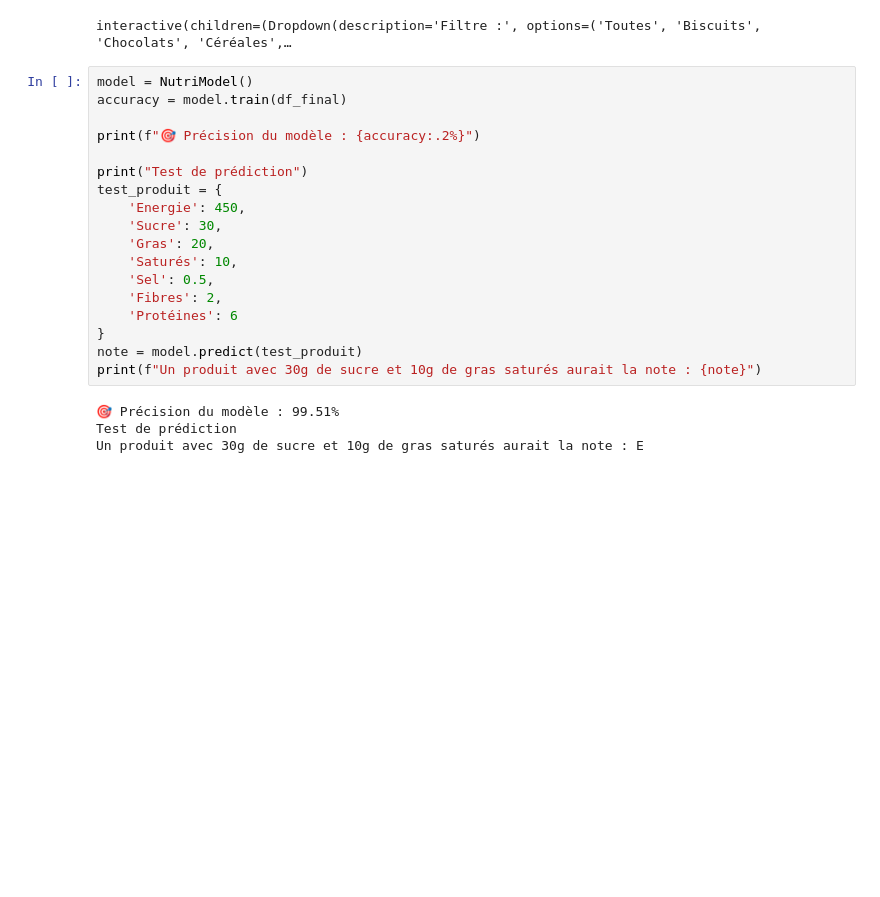
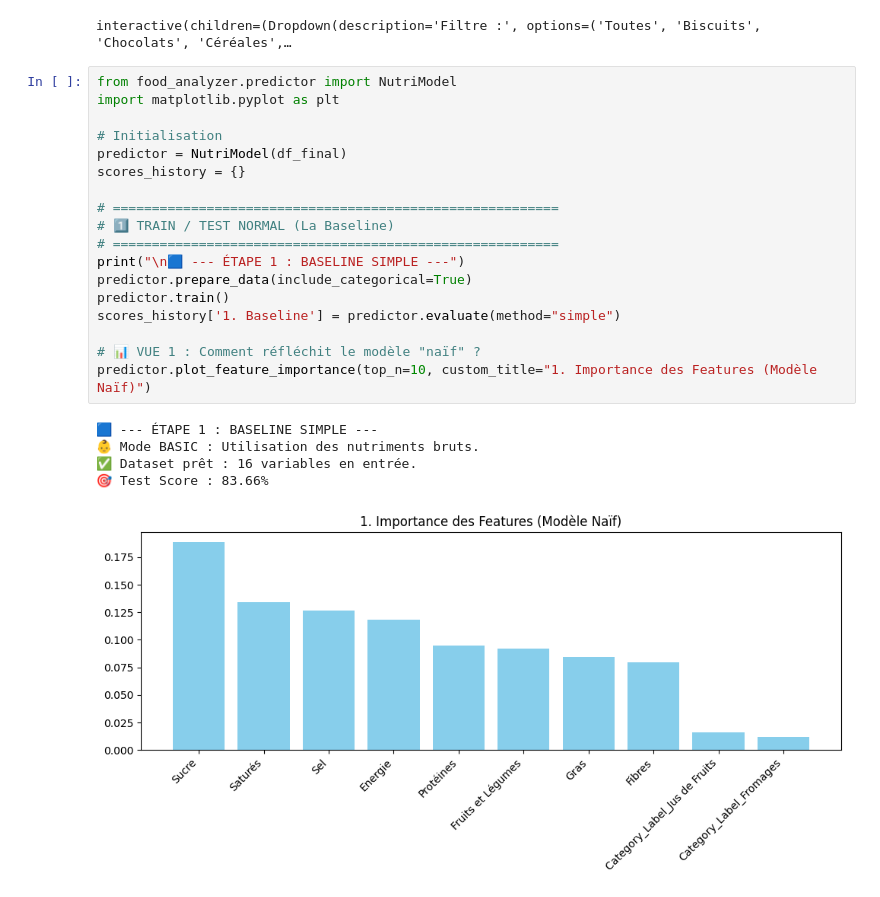
Before and after one commit to Mc3li3/ENSAE-Python-pour-la-data-science, a Jupyter notebook: src/main.ipynb, the cells around one changed output. Cells and saved outputs as stored; diff of their text form; blank space fills up the shorter version.

Commit message:
analyse et modeling

```diff
--- a/src/main.ipynb
+++ b/src/main.ipynb
@@ -133,24 +133,26 @@ sucre_gras(df_final)
 👇 Change de catégorie pour mettre à jour instantanément :
 interactive(children=(Dropdown(description='Filtre :', options=('Toutes', 'Biscuits', 'Chocolats', 'Céréales',…
 # %%
-model = NutriModel()
-accuracy = model.train(df_final)
+from food_analyzer.predictor import NutriModel
+import matplotlib.pyplot as plt
 
-print(f"🎯 Précision du modèle : {accuracy:.2%}")
+# Initialisation
+predictor = NutriModel(df_final)
+scores_history = {}
 
-print("Test de prédiction")
-test_produit = {
-    'Energie': 450,
-    'Sucre': 30,
-    'Gras': 20,
-    'Saturés': 10,
-    'Sel': 0.5,
-    'Fibres': 2,
-    'Protéines': 6
-}
-note = model.predict(test_produit)
-print(f"Un produit avec 30g de sucre et 10g de gras saturés aurait la note : {note}")
+# =========================================================
+# 1️⃣ TRAIN / TEST NORMAL (La Baseline)
+# =========================================================
+print("\n🟦 --- ÉTAPE 1 : BASELINE SIMPLE ---")
+predictor.prepare_data(include_categorical=True)
+predictor.train()
+scores_history['1. Baseline'] = predictor.evaluate(method="simple")
+
+# 📊 VUE 1 : Comment réfléchit le modèle "naïf" ?
+predictor.plot_feature_importance(top_n=10, custom_title="1. Importance des Features (Modèle Naïf)")
 # %% [output]
-🎯 Précision du modèle : 99.51%
-Test de prédiction
-Un produit avec 30g de sucre et 10g de gras saturés aurait la note : E
+🟦 --- ÉTAPE 1 : BASELINE SIMPLE ---
+👶 Mode BASIC : Utilisation des nutriments bruts.
+✅ Dataset prêt : 16 variables en entrée.
+🎯 Test Score : 83.66%
+[figure, added]
```
Also changed, not shown: parts of 5 cells of this notebook, 2 other files.
